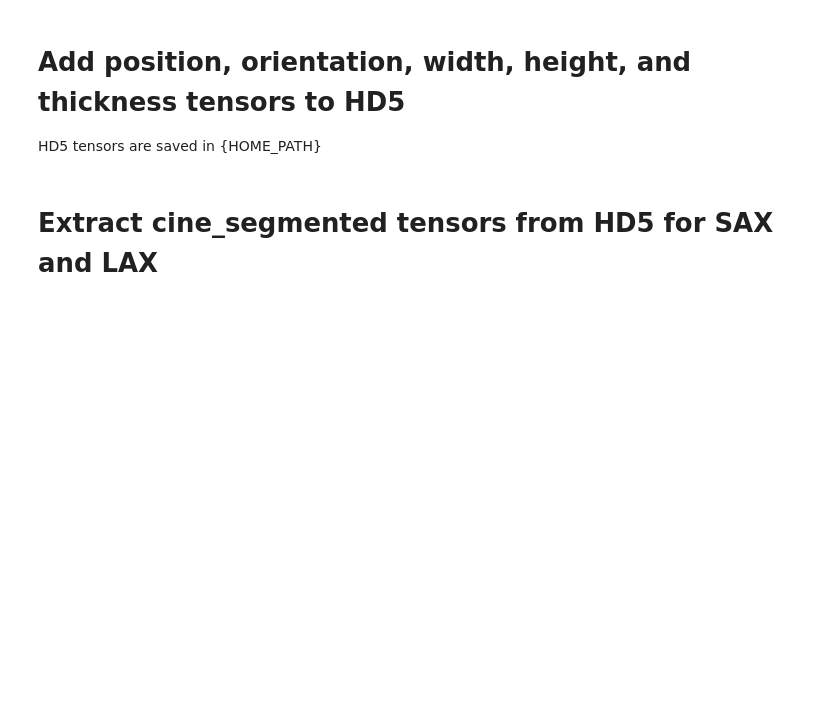
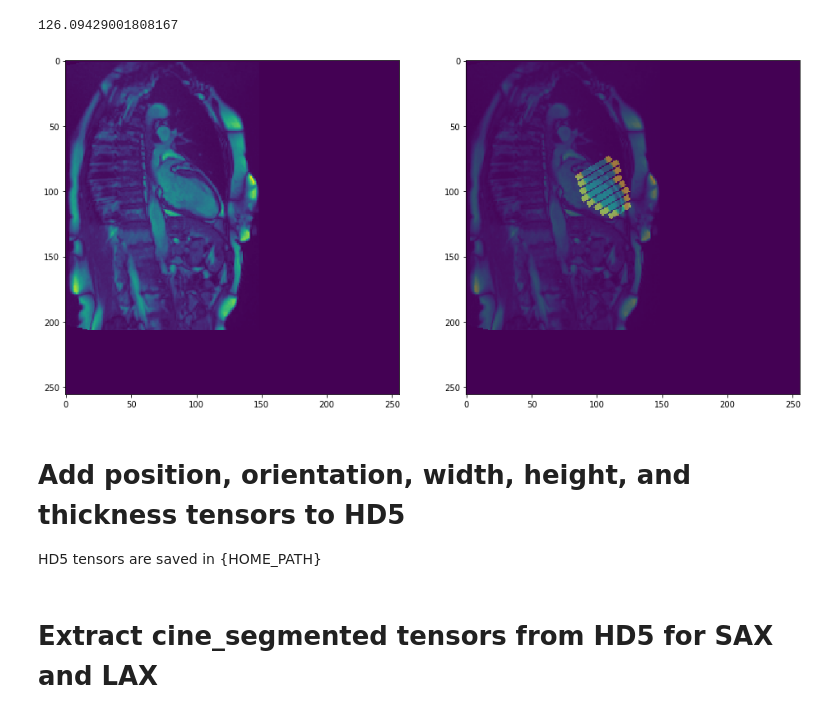
Before and after one commit to broadinstitute/ml4h, a Jupyter notebook: notebooks/mri/mri_orientation_sketch.ipynb, the cells around one changed output. Cells and saved outputs as stored; diff of their text form; code cells hidden in the pictures; blank space fills up the shorter version.

```diff
--- a/notebooks/mri/mri_orientation_sketch.ipynb
+++ b/notebooks/mri/mri_orientation_sketch.ipynb
@@ -11,3 +13,30 @@ import sys
 # %%
 USER = 'pdiachil'
 HOME_PATH = '/home/'+USER
+# %%
+with h5py.File(f'{HOME_PATH}/mri_tensors/2000119.hd5', 'r') as hd5:
+    cine_sax= _mri_hd5_to_structured_grids(hd5, 'cine_segmented_sax_inlinevf', save_path=f'{HOME_PATH}/mri_tensors')
+    cine_sax= _mri_hd5_to_structured_grids(hd5, 'cine_segmented_sax_inlinevf_segmented', save_path=f'{HOME_PATH}/mri_tensors')
+    cine_lax= _mri_hd5_to_structured_grids(hd5, 'cine_segmented_lax_inlinevf_segmented', save_path=f'{HOME_PATH}/mri_tensors')
+    lax_2ch = _mri_hd5_to_structured_grids(hd5, 'cine_segmented_lax_2ch', save_path=f'{HOME_PATH}/mri_tensors')
+    lax_3ch = _mri_hd5_to_structured_grids(hd5, 'cine_segmented_lax_3ch', save_path=f'{HOME_PATH}/mri_tensors')
+    lax_4ch = _mri_hd5_to_structured_grids(hd5, 'cine_segmented_lax_4ch', save_path=f'{HOME_PATH}/mri_tensors')
+# %%
+%matplotlib inline
+for series in ['2ch']:
+    start_time = time.time()
+    tm = _get_tmap(f'cine_segmented_lax_{series}')
+    tm_segmented = _get_tmap(f'cine_segmented_lax_{series}_proj_from_sax')
+    with h5py.File(f'{HOME_PATH}/mri_tensors/2000119.hd5', 'r') as hd5:
+        slices = tm.tensor_from_file(tm, hd5)
+        slices_segmented = tm_segmented.tensor_from_file(tm_segmented, hd5)
+    end_time = time.time()
+    print(end_time - start_time)
+    f, ax = plt.subplots(1, 2)
+    f.set_size_inches(16, 9)
+    ax[0].imshow(slices[:, :, 0])
+    ax[1].imshow(slices[:, :, 0])
+    ax[1].imshow(slices_segmented[:, :, 0], alpha=0.5)
+# %% [output]
+126.09429001808167
+[figure, added]
```
Also changed, not shown: parts of 6 cells of this notebook, 1 other file.
